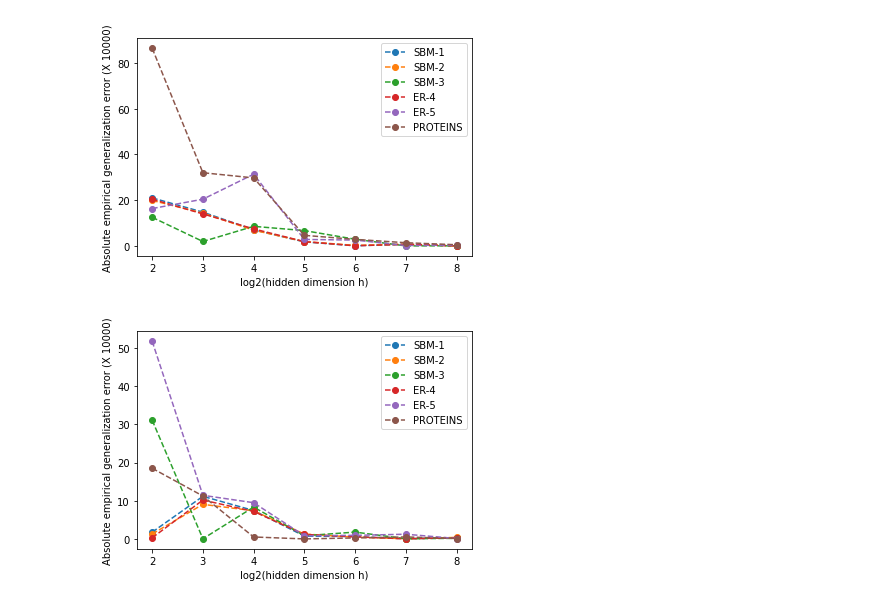
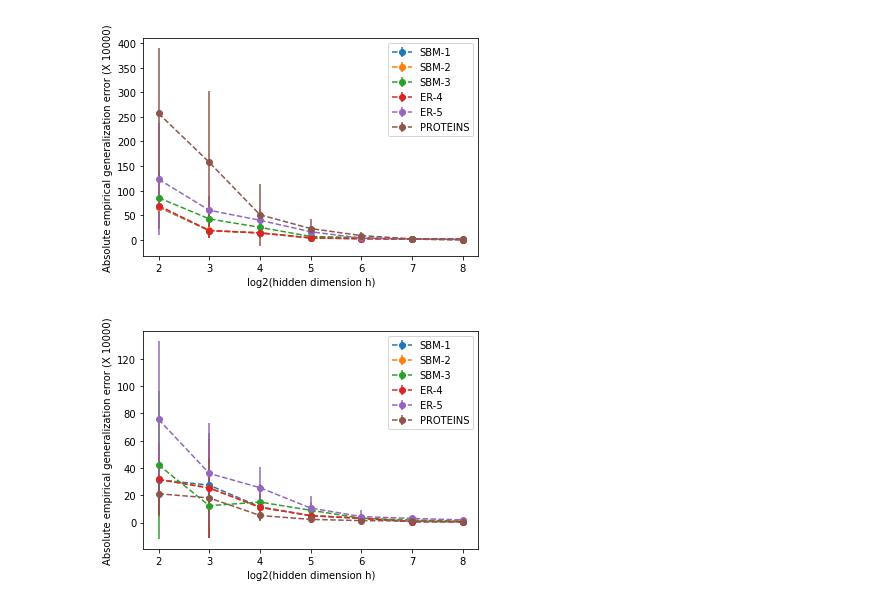
Before and after one commit to SherylHYX/GNN_MF_GE, a Jupyter notebook: src/result_analysis.ipynb, the cells around one changed output. Saved outputs shown, nothing was run; the diff lists cells and outputs as text; code cells hidden in the pictures.

```diff
--- a/src/result_analysis.ipynb
+++ b/src/result_analysis.ipynb
@@ -33,7 +33,7 @@ for model_ind, model_type in enumerate(GNN_list):
                     ge_file_name = '../result_arrays/' + save_name_str + '_excess_risk.npy'
                     bound_file_name = '../result_arrays/' + save_name_str + '_generalization_bound.npy'
                     try:
-                        all_ge_results[first_ind, hidden_ind, seed_ind] = np.load(ge_file_name)[-1]
+                        all_ge_results[first_ind, hidden_ind, seed_ind] = abs(np.load(ge_file_name)[-1])
                         all_bound_results[first_ind, hidden_ind, seed_ind] = np.load(bound_file_name)[-1]
                     except FileNotFoundError:
                         pass
@@ -103,34 +103,35 @@ log_hidden_list = [np.log2(h) for h in hidden_list]
 
 plt.figure()
 for model_type in GNN_list:
     all_results = np.zeros((len(datasets) * len(train_ratio_list), len(hidden_list), len(seed_list)))
     all_results[:] = np.nan
     combo_list = []
     first_ind = 0
     for dataset in datasets:
         for train_ratio in train_ratio_list:
             for hidden_ind, hidden_dim in enumerate(hidden_list):
                 for seed_ind, random_seed in enumerate(seed_list):
                     file_name = '../result_arrays/' + '{}_{}_seed_{}_{}_hidden{}_100train_ratio{}_alpha{}'.format(
                     dataset, 'w_consts', random_seed, model_type, hidden_dim, int(100*train_ratio),
                     alpha) + '_excess_risk.npy'
                     try:
-                        all_results[first_ind, hidden_ind, seed_ind] = np.load(file_name)[-1]
+                        all_results[first_ind, hidden_ind, seed_ind] = abs(np.load(file_name)[-1])
                     except FileNotFoundError:
                         pass
             combo_list.append(dataset)
             first_ind += 1
     all_results = all_results * 100000 # enlarge the values to avoid scientific notation
     if not np.isnan(all_results).all():
         results_mean = np.nanmean(all_results, axis=2)
+        results_std = np.nanstd(all_results, axis=2)
         for i in range(len(combo_list)):
             if not np.isnan(results_mean[i]).all():
-                plt.plot(log_hidden_list, abs(results_mean[i]), label=combo_list[i], linestyle='dashed', marker='o')
+                plt.errorbar(log_hidden_list, results_mean[i], yerr=results_std[i], label=combo_list[i], linestyle='dashed', marker='o')
     plt.legend()
     plt.xlabel('log2(hidden dimension h)')
     plt.ylabel('Absolute empirical generalization error (X 10000)')
     plt.savefig(model_type+'_abs_ge_70sup.pdf', format='pdf')
     plt.show()
 # %% [output]
-[figure, old version]
+[figure, new version]
-[figure, old version]
+[figure, new version]
```
Also changed, not shown: parts of 1 cell of this notebook.
